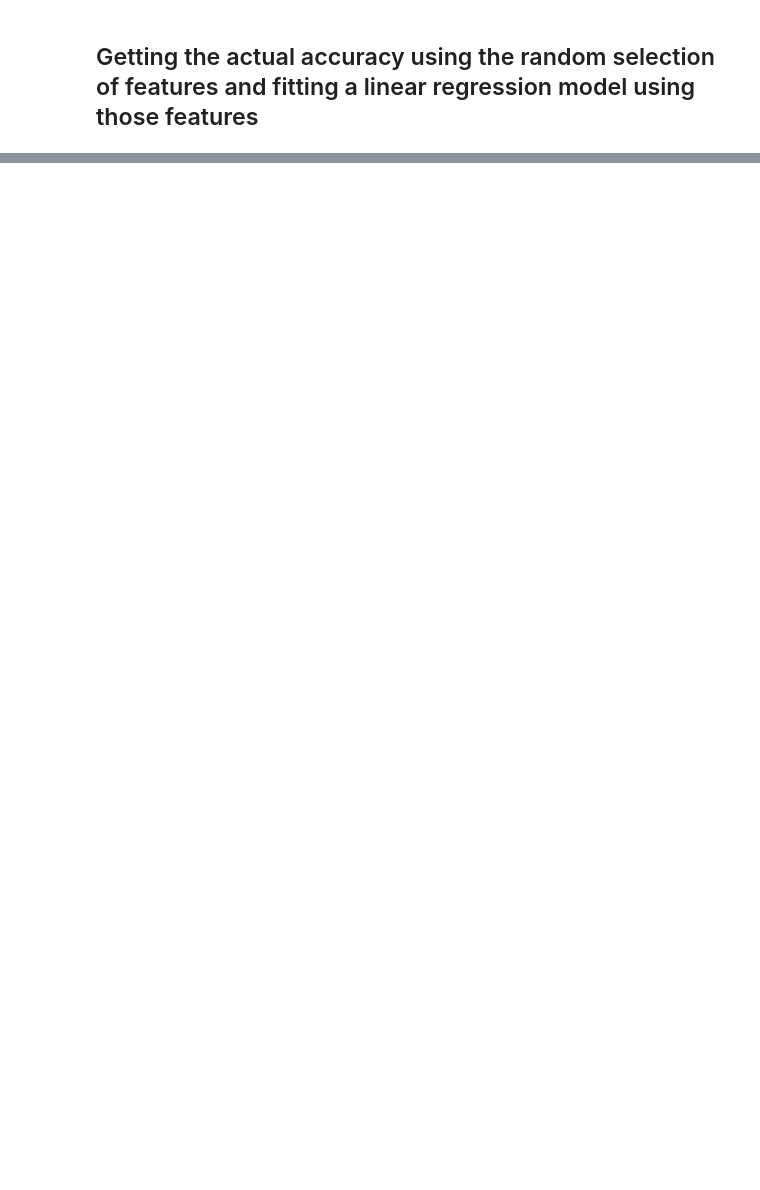
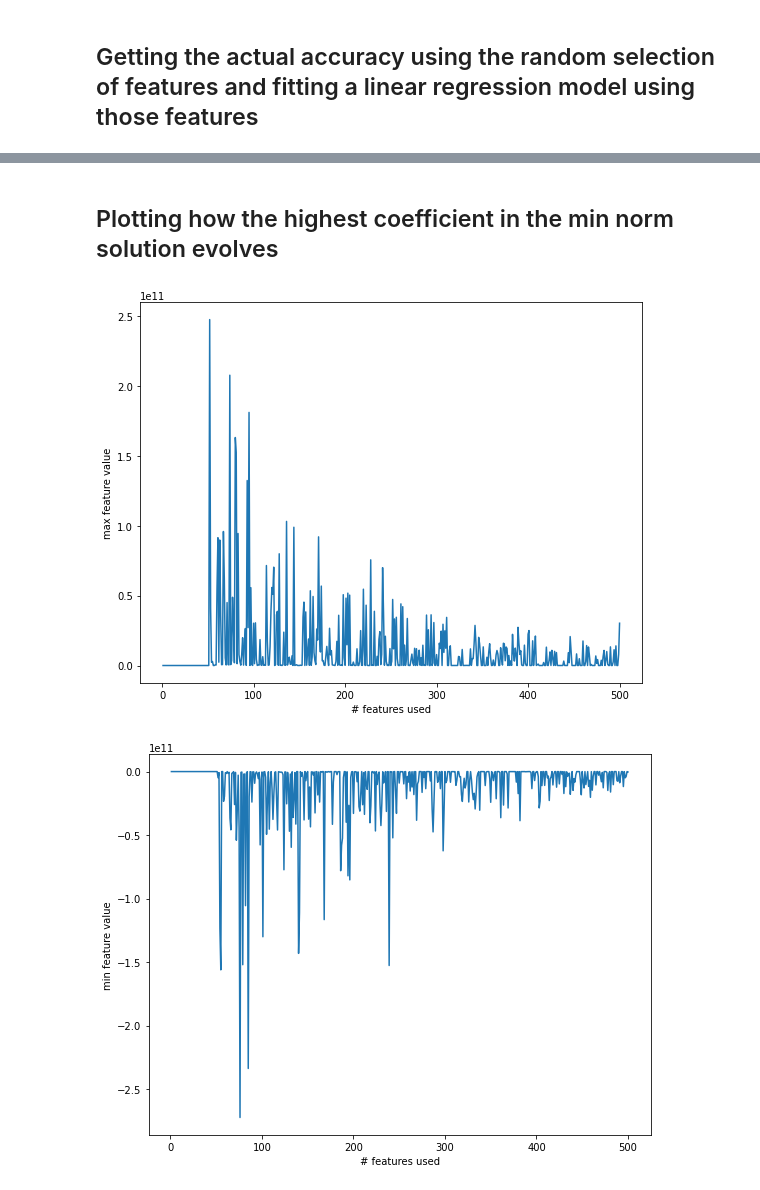
Before and after one commit to andoliv1/EC719Project, a Jupyter notebook: ExampleHsu.ipynb, the cells around one changed output, grey strips where cells are left out. Cells and saved outputs as stored; diff of their text form; code cells hidden in the pictures; blank space fills up the shorter version.

```diff
--- a/ExampleHsu.ipynb
+++ b/ExampleHsu.ipynb
@@ -113,0 +141,19 @@ This is the test accuracy using 100 uniformly distributed 0.40358016150747505
+# %% [markdown]
+## Plotting how the highest coefficient in the min norm solution evolves
+# %%
+# print(coeff_list)
+plt.figure(figsize = (9,7))
+sns.lineplot(x = np.linspace(1,x.shape[1],x.shape[1]), y = coeff_list_max)
+plt.xlabel("# features used")
+plt.ylabel("max feature value")
+plt.show()
+
+
+plt.figure(figsize = (9,7))
+sns.lineplot(x = np.linspace(1,x.shape[1],x.shape[1]), y = coeff_list_min)
+plt.xlabel("# features used")
+plt.ylabel("min feature value")
+plt.show()
+# %% [output]
+[figure, added]
+[figure, added]
```
Also changed, not shown: parts of 9 cells of this notebook, 2 other files.
